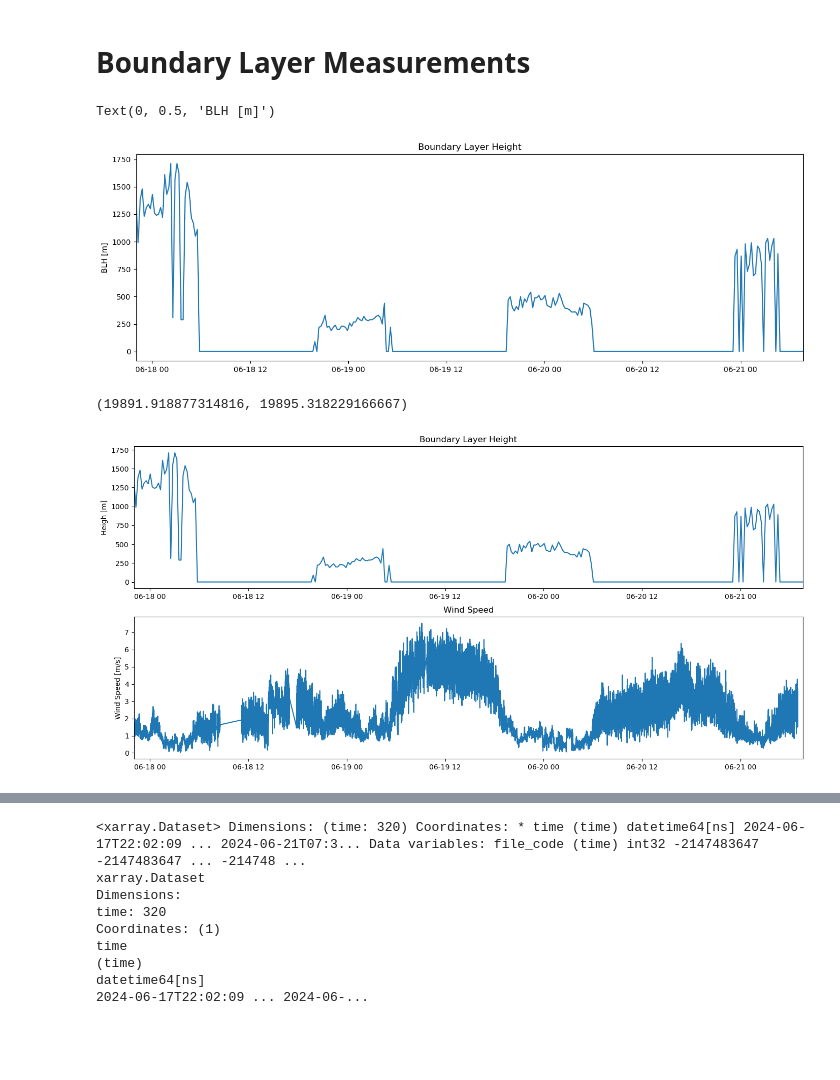
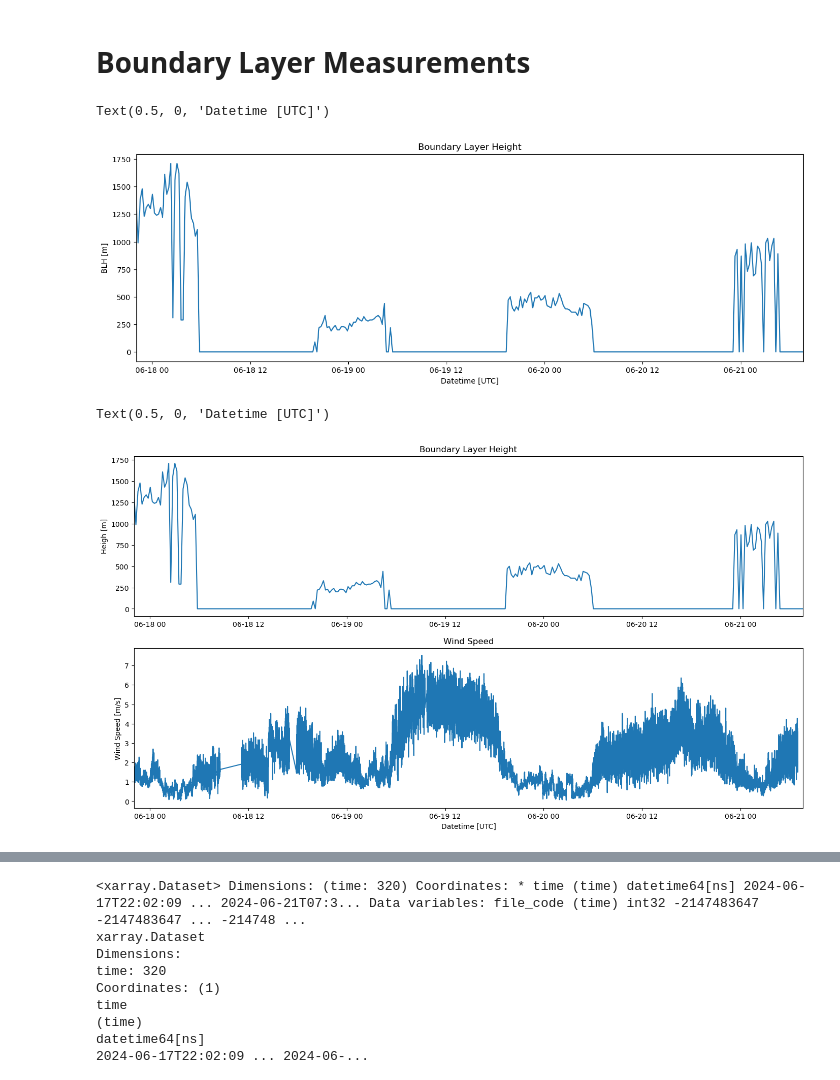
Before and after one commit to nefelita/Fieldwork, a Jupyter notebook: Nef.ipynb, the cells around one changed output, grey strips where cells are left out. Drawn from its saved outputs; the diff is of its cells as text; code cells hidden in the pictures; blank space fills up the shorter version.

```diff
--- a/Nef.ipynb
+++ b/Nef.ipynb
@@ -240,19 +240,21 @@ indexer_20 = (MET.time >= pd.Timestamp("2024-06-20")) & (MET.time < pd.Timestamp
 # %%
 plt.figure(figsize=(16,5))
 plt.plot(BLH.time,BLH.BLH)
 plt.xlim(pd.Timestamp("2024-06-17T22:03:11.000000000"), pd.Timestamp("2024-06-21T07:38:15.000000000"))
 plt.title('Boundary Layer Height')
 plt.ylabel('BLH [m]')
+plt.xlabel('Datetime [UTC]')
 # %% [output]
-Text(0, 0.5, 'BLH [m]')
+Text(0.5, 0, 'Datetime [UTC]')
-[figure, old version]
+[figure, new version]
 # %%
-fig,(ax1,ax2) = plt.subplots(2,1,figsize=(17,8))
+fig,(ax1,ax2) = plt.subplots(2,1,figsize=(17,9))
 
 ax1.plot(BLH.time, BLH.BLH)
 ax1.set_title('Boundary Layer Height')
 ax1.set_ylabel('Heigh [m]')
 ax1.set_xlim(pd.Timestamp("2024-06-17T22:03:11.000000000"), pd.Timestamp("2024-06-21T07:38:15.000000000"))
+#ax1.set_xlabel('Datetime [UTC]')
 
 
 MET_19= MET.sel(time = indexer_19)
@@ -261,9 +263,10 @@ ax2.plot(MET.time, MET.Surf_WS/3.6)
 ax2.set_title('Wind Speed')
 ax2.set_ylabel('Wind Speed [m/s]')
 ax2.set_xlim(pd.Timestamp("2024-06-17T22:03:11.000000000"), pd.Timestamp("2024-06-21T07:38:15.000000000"))
+ax2.set_xlabel('Datetime [UTC]')
 # %% [output]
-(19891.918877314816, 19895.318229166667)
+Text(0.5, 0, 'Datetime [UTC]')
-[figure, old version]
+[figure, new version]
 # %%
 fig,(ax1,ax2) = plt.subplots(2,1,figsize=(17,8))
 
```
Also changed, not shown: parts of 16 cells of this notebook.
